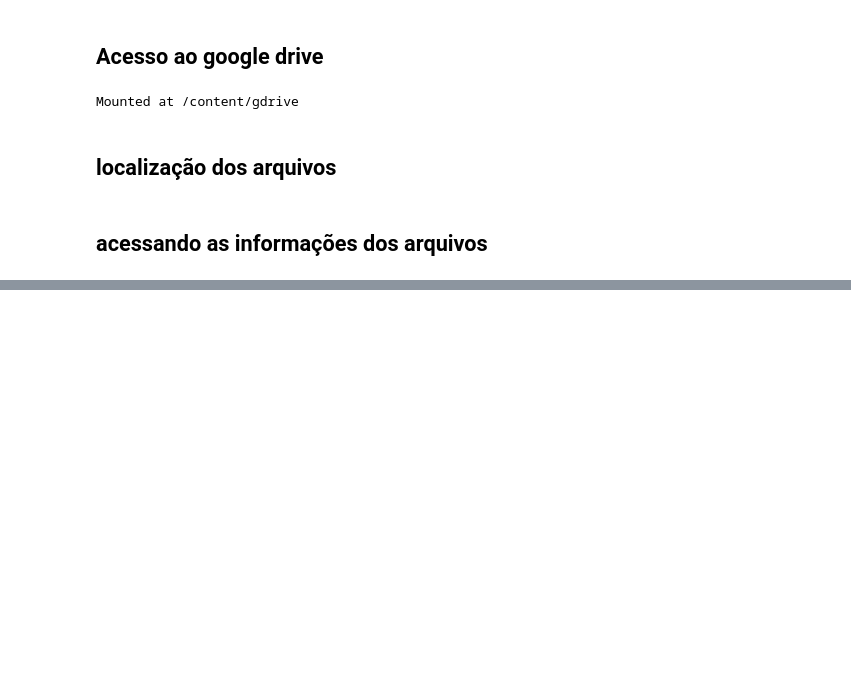
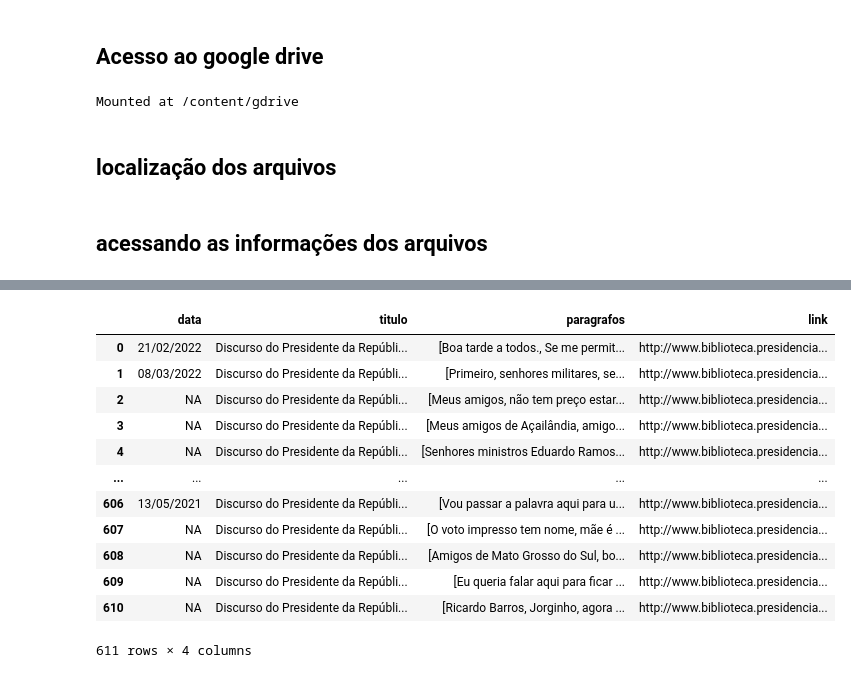
Before and after one commit to juborduchi/fundamentos, a Jupyter notebook: notebooks/analise_dados_01.ipynb, the cells around one changed output, grey strips where cells are left out. Saved outputs shown, nothing was run; the diff lists cells and outputs as text; code cells hidden in the pictures; blank space fills up the shorter version.

```diff
--- a/notebooks/analise_dados_01.ipynb
+++ b/notebooks/analise_dados_01.ipynb
@@ -34,0 +47,17 @@ df.shape
+# %%
+df_customizado = df[["data","titulo","paragrafos", "link"]]
+df_customizado
+# %% [output]
+|  | data | titulo | paragrafos | link |
+| 0 | 21/02/2022 | Discurso do Presidente da Repúbli... | [Boa tarde a todos., Se me permit... | http://www.biblioteca.presidencia... |
+| 1 | 08/03/2022 | Discurso do Presidente da Repúbli... | [Primeiro, senhores militares, se... | http://www.biblioteca.presidencia... |
+| 2 | NA | Discurso do Presidente da Repúbli... | [Meus amigos, não tem preço estar... | http://www.biblioteca.presidencia... |
+| 3 | NA | Discurso do Presidente da Repúbli... | [Meus amigos de Açailândia, amigo... | http://www.biblioteca.presidencia... |
+| 4 | NA | Discurso do Presidente da Repúbli... | [Senhores ministros Eduardo Ramos... | http://www.biblioteca.presidencia... |
+| ... | ... | ... | ... | ... |
+| 606 | 13/05/2021 | Discurso do Presidente da Repúbli... | [Vou passar a palavra aqui para u... | http://www.biblioteca.presidencia... |
+| 607 | NA | Discurso do Presidente da Repúbli... | [O voto impresso tem nome, mãe é ... | http://www.biblioteca.presidencia... |
+| 608 | NA | Discurso do Presidente da Repúbli... | [Amigos de Mato Grosso do Sul, bo... | http://www.biblioteca.presidencia... |
+| 609 | NA | Discurso do Presidente da Repúbli... | [Eu queria falar aqui para ficar ... | http://www.biblioteca.presidencia... |
+| 610 | NA | Discurso do Presidente da Repúbli... | [Ricardo Barros, Jorginho, agora ... | http://www.biblioteca.presidencia... |
+611 rows × 4 columns
```
Also changed, not shown: parts of 14 cells of this notebook.
